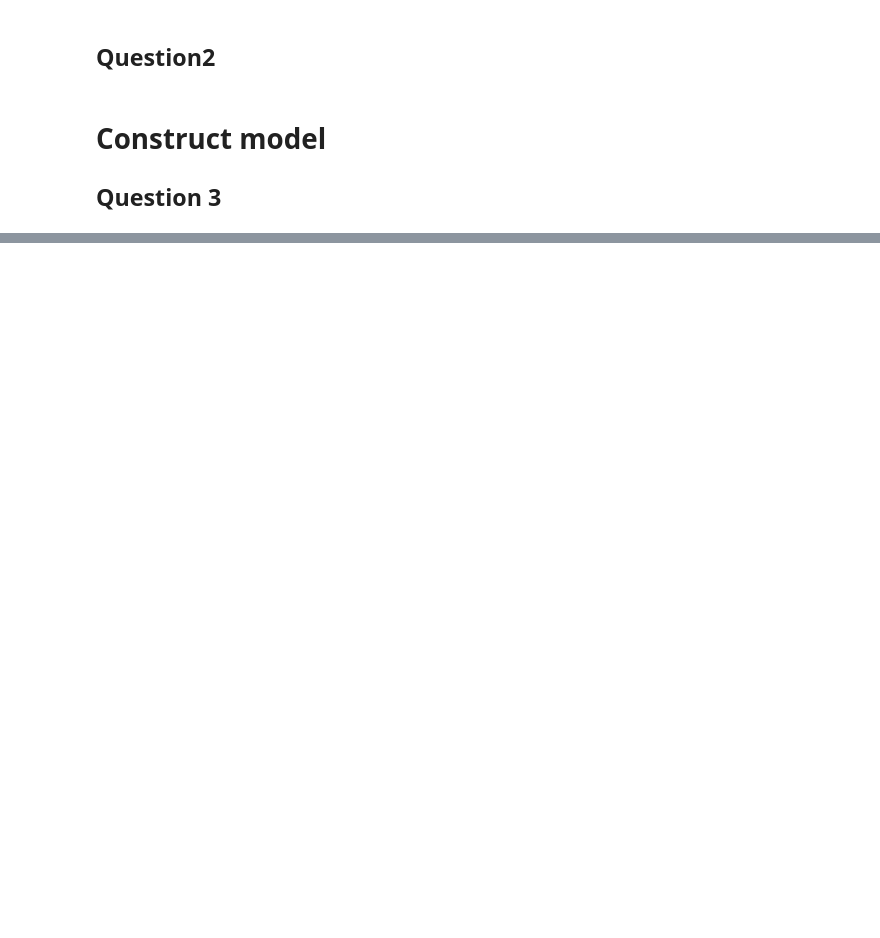
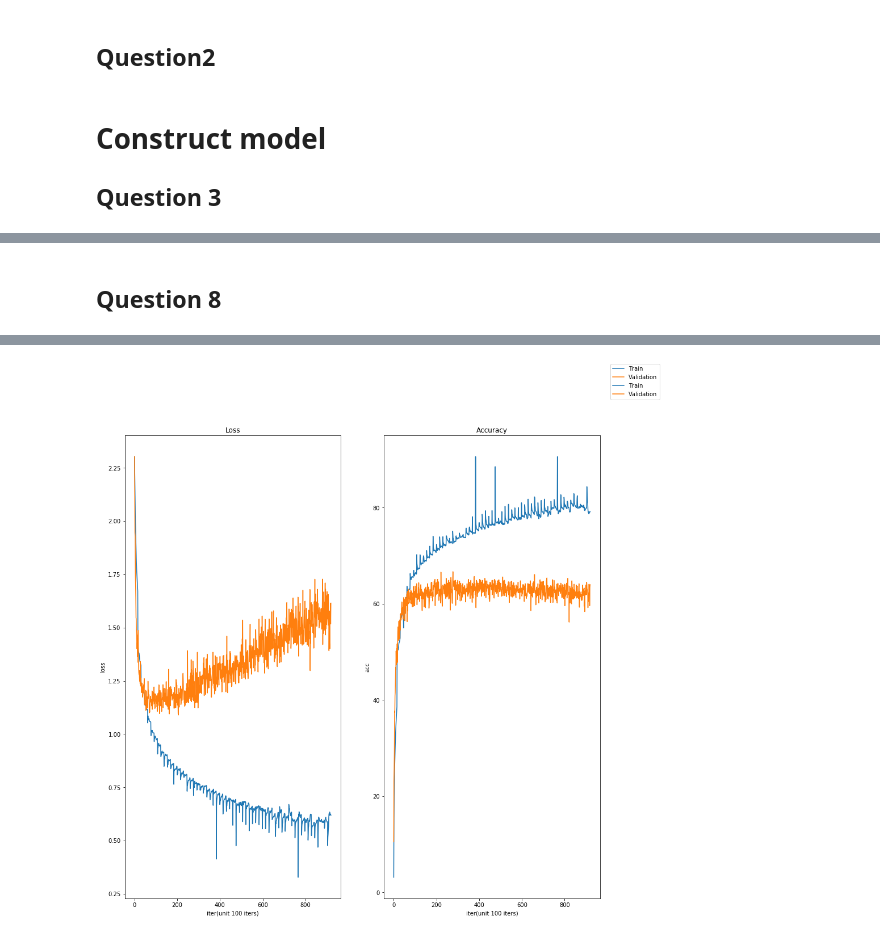
Before and after one commit to RX-0-95/cnn_image_classification, a Jupyter notebook: lennet5.ipynb, the cells around one changed output, grey strips where cells are left out. Drawn from its saved outputs; the diff is of its cells as text; code cells hidden in the pictures; blank space fills up the shorter version.

```diff
--- a/lennet5.ipynb
+++ b/lennet5.ipynb
@@ -233,0 +302,24 @@ KeyboardInterrupt:
+# %% [markdown]
+## Question 8
+# %%
+from cnn_model import *
+from solver import *
+model_option = {
+    'conv_reg':0.00,
+}
+adam_model = Lennet5(in_channel=3, out_channel=10,options=model_option)
+data_set = {
+    'train_data': X_train,
+    'train_label': y_train,
+    'val_data':X_val,
+    'val_label':y_val,
+}
+train_options = {
+    'optimizer': 'adam',
+    'lr': 0.001,
+    'epoch_num': 60,
+}
+
+solver= Solver(adam_model,data_set,options=train_options)
+solver.train()
+# %% [output]
@@ -233,0 +343 @@ KeyboardInterrupt:
+[figure, added]
```
Also changed, not shown: parts of 28 cells of this notebook, 7 other files.
